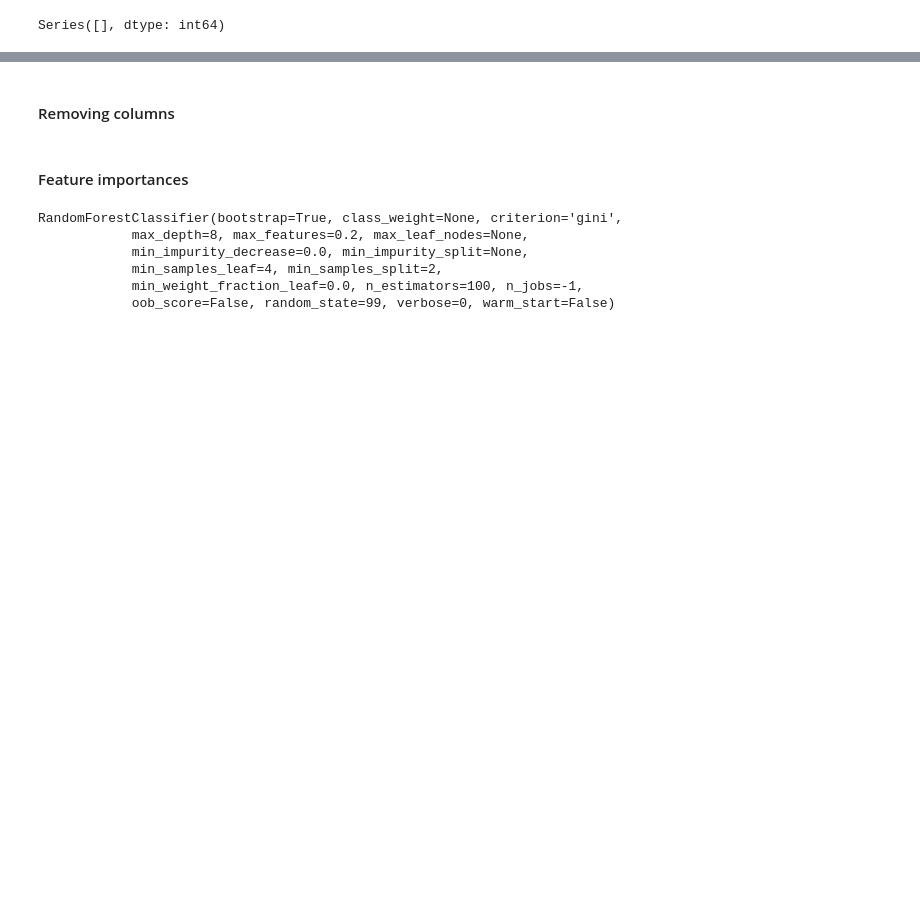
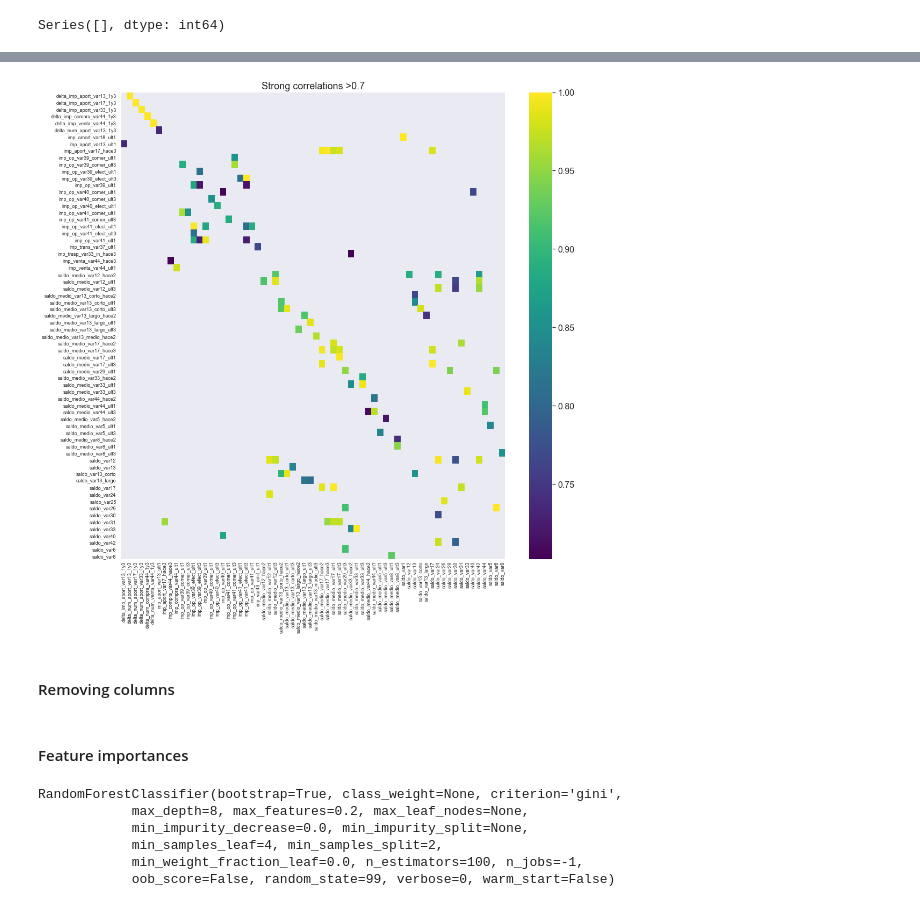
Before and after one commit to marcoayamada/santander_customer_satisfaction, a Jupyter notebook: eda.ipynb, the cells around one changed output, grey strips where cells are left out. Saved outputs shown, nothing was run; the diff lists cells and outputs as text; code cells hidden in the pictures; blank space fills up the shorter version.

```diff
--- a/eda.ipynb
+++ b/eda.ipynb
@@ -121,0 +219,16 @@ Series([], dtype: int64)
+# %%
+"""
+- Breaking dataframe in series
+- Removing auto correlation
+- Filtering with correlations > 0.5 and sorting values by correlation
+- Add column with sorted level_0 and level_1 merged as str
+    - This is necessary to remove level_0: aaa, level_1: bbb; level_0: bbb, level_1: aaa, for example.
+    - Apply drop_duplicates() after apply function don't work correctly. Compare columns in df works great.
+- Applying drop_duplicates() in pandas df and drop aux column aggstr
+"""
+
+corr = df[col_interval].corr().stack()
+corr = corr[corr.index.get_level_values(0) != corr.index.get_level_values(1)]
+corr = corr[corr > 0.7].reset_index().sort_values(by=0, ascending=False)
+corr['aggstr'] = corr.apply(lambda x: str(sorted([x.level_0, x.level_1])), axis=1)
+corr = corr.drop_duplicates(subset='aggstr').sort_values(by=0, ascending=False).drop('aggstr', axis=1)
@@ -122,3 +247,16 @@ Series([], dtype: int64)
+# %%
+"""
+Generating pivot table from strong correlations (>0.7) and crate heatmap
+"""
+plt.figure(figsize=(16,16))
+plt.xticks(fontsize=9)
+plt.yticks(fontsize=9)
+
+sns.heatmap(corr.pivot(index='level_0', columns='level_1', values=0), cmap='viridis')
+
+cfg_plot('Strong correlations >0.7', rotation=90)
+# %% [output]
+[figure, added]
 # %% [markdown]
 #### Removing columns
 # %%
```
Also changed, not shown: parts of 25 cells of this notebook.
